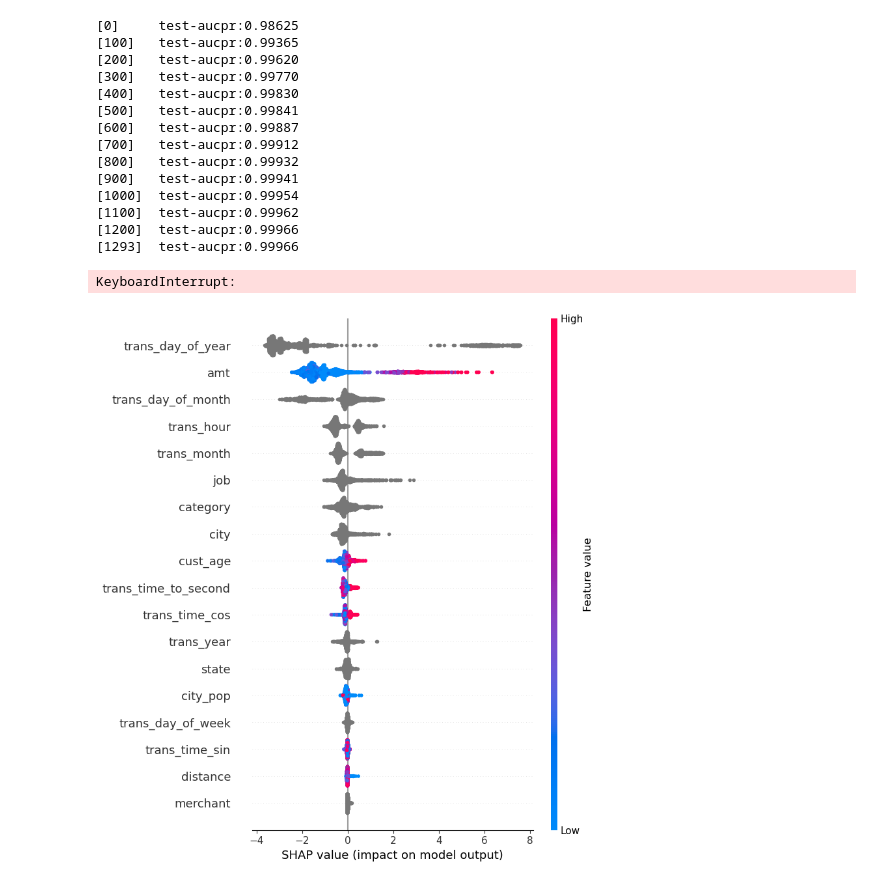
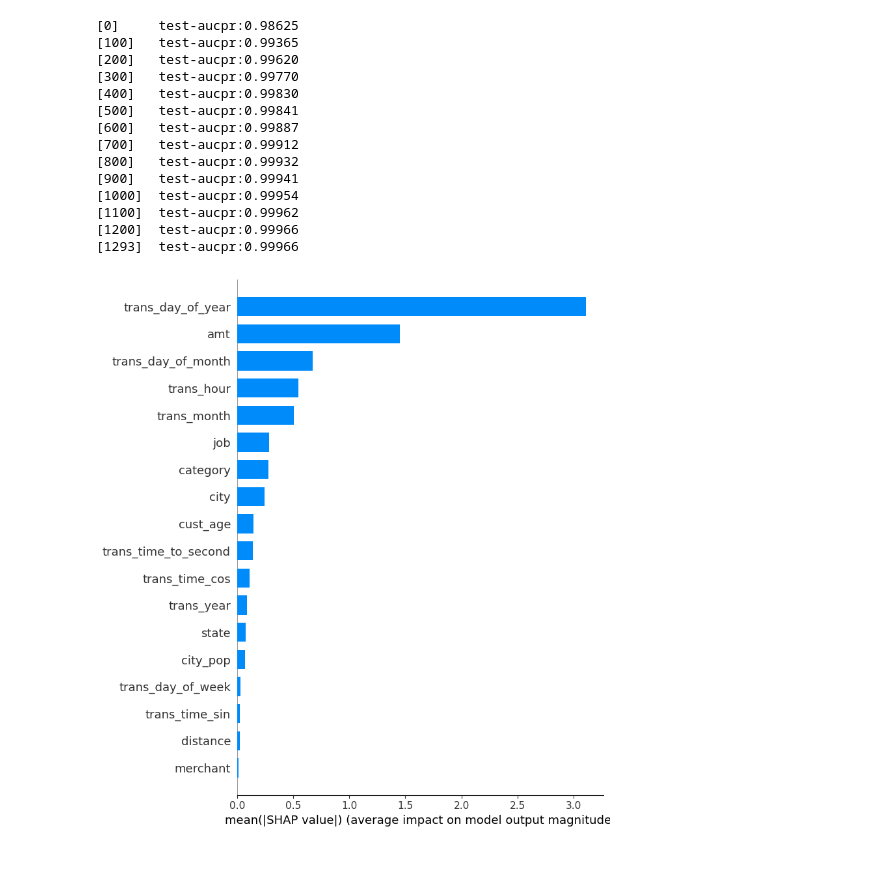
Before and after one commit to evanhfw/Gelar-Rasa-2024, a Jupyter notebook: Classification/notebook.ipynb, the cells around one changed output. Saved outputs shown, nothing was run; the diff lists cells and outputs as text; code cells hidden in the pictures.

```diff
--- a/Classification/notebook.ipynb
+++ b/Classification/notebook.ipynb
@@ -14,21 +42,25 @@ from patsy import dmatrix
 # %%
-RANDOM_STATE = 42
+# Membaca data dari FRAUD_DATA_PATH dan menghapus data duplikat berdasarkan 'trans_num'
+data = pd.read_excel(FRAUD_DATA_PATH)
+data = data.drop_duplicates(subset='trans_num', keep='first')  # Hapus duplikat, simpan hanya yang pertama
 
-data = pd.read_excel('../data/fraud.xlsx')
-# Data Cleaning Steps
-data['trans_date_trans_time'] = pd.to_datetime(data['trans_date_trans_time'], errors='coerce')
-data['dob'] = pd.to_datetime(data['dob'], errors='coerce')
-data['is_fraud'] = data['is_fraud'].astype(str).str.replace('1"2020-12-24 16:56:24"', '1')
-data['is_fraud'] = data['is_fraud'].str.replace('0"2019-01-01 00:00:44"', '0')
-data['is_fraud'] = data['is_fraud'].astype(int)
-data['merchant'] = data['merchant'].str.replace(r'^"|"$', '', regex=True)
-data['job'] = data['job'].str.replace(r'^"|"$', '', regex=True)
-data = data.drop_duplicates(subset='trans_num', keep='first')
-data = data.sort_values(by='trans_date_trans_time')
-data['merchant'] = data['merchant'].astype('category')
-data['category'] = data['category'].astype('category')
-data['city'] = data['city'].astype('category')
-data['state'] = data['state'].astype('category')
-data['job'] = data['job'].astype('category')
-data['is_fraud'] = data['is_fraud'].astype('category')
-data['trans_num'] = data['trans_num'].astype('category')
+# Mengubah kolom waktu transaksi dan tanggal lahir menjadi tipe datetime
+data['trans_date_trans_time'] = pd.to_datetime(data['trans_date_trans_time'])  # Ubah tipe data 'trans_date_trans_time' ke datetime
+data['dob'] = pd.to_datetime(data['dob'], errors='coerce')  # Ubah tipe data 'dob' ke datetime, gunakan 'coerce' untuk menangani kesalahan
+data = data.sort_values(by='trans_date_trans_time')  # Urutkan data berdasarkan waktu transaksi
+
+# Mengubah beberapa kolom menjadi tipe kategori untuk optimasi memori dan analisis kategorikal
+data['is_fraud'] = data['is_fraud'].astype(str) \
+                   .str.replace('1"2020-12-24 16:56:24"', '1') \
+                   .replace('0"2019-01-01 00:00:44"', '0') \
+                   .astype('category')  # Bersihkan dan ubah tipe data 'is_fraud' ke kategori
+
+data['merchant'] = data['merchant'].str.replace(r'^"|"$', '', regex=True).astype('category')  # Hapus tanda kutip dan ubah ke kategori
+data['job'] = data['job'].str.replace(r'^"|"$', '', regex=True).astype('category')  # Hapus tanda kutip dan ubah ke kategori
+data['category'] = data['category'].astype('category')  # Ubah ke tipe kategori
+data['city'] = data['city'].astype('category')  # Ubah ke tipe kategori
+data['state'] = data['state'].astype('category')  # Ubah ke tipe kategori
+data['trans_num'] = data['trans_num'].astype('category')  # Ubah ke tipe kategori
+
+# Menampilkan informasi dataset setelah pemrosesan tipe data
+data.info()
@@ -126,22 +258,7 @@ bst = xgb.train(params, train_DM, num_boost_round=100000, evals=[(test_DM, 'test
 # %%
 explainer = shap.TreeExplainer(bst)
 shap_values = explainer(test_DM)
+
+shap.summary_plot(shap_values, X_test, plot_type='bar')
+# %% [output]
+[figure, added]
-# %%
-# Format dmatrix untuk setiap variabel kategori dan numerik
-X_encoded = dmatrix(
-    "~ C(merchant) + C(category) + amt + C(city) + C(state) + city_pop + C(job) + C(trans_year) + C(trans_month) + "
-    "C(trans_day_of_month) + C(trans_day_of_week) + C(trans_day_of_year) + C(trans_hour) + trans_time_to_second + "
-    "cust_age + trans_time_sin + trans_time_cos + distance",
-    data=X,
-    return_type="dataframe"
-)
-
-# Lakukan clustering dengan SHAP
-clustering = shap.utils.hclust(X_encoded, y)
-# %% [output]
-KeyboardInterrupt:
-# %%
-
-shap.summary_plot(shap_values, X_test)
-# %% [output]
-[figure, removed]
```
Also changed, not shown: parts of 21 cells of this notebook.
